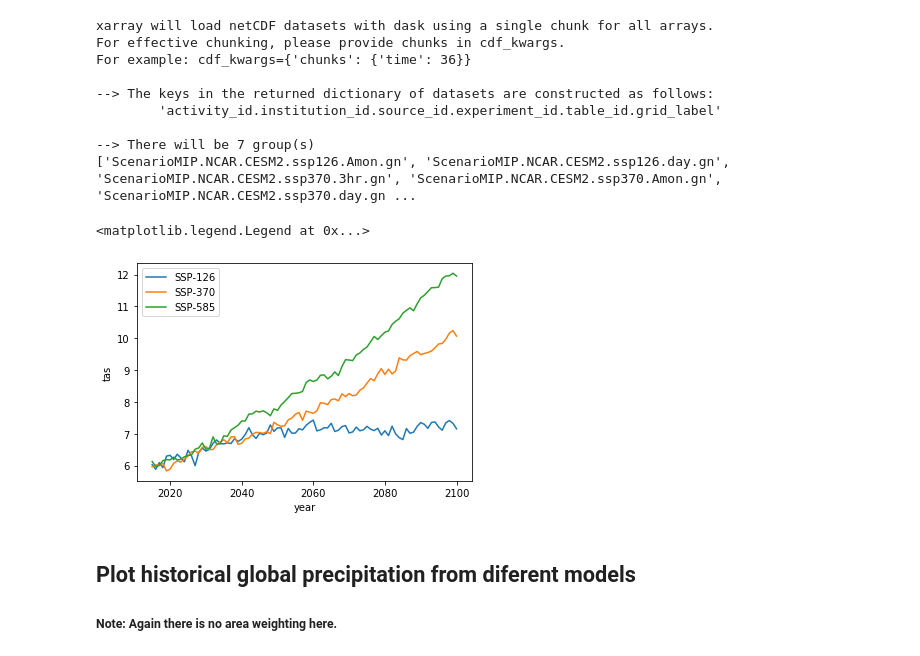
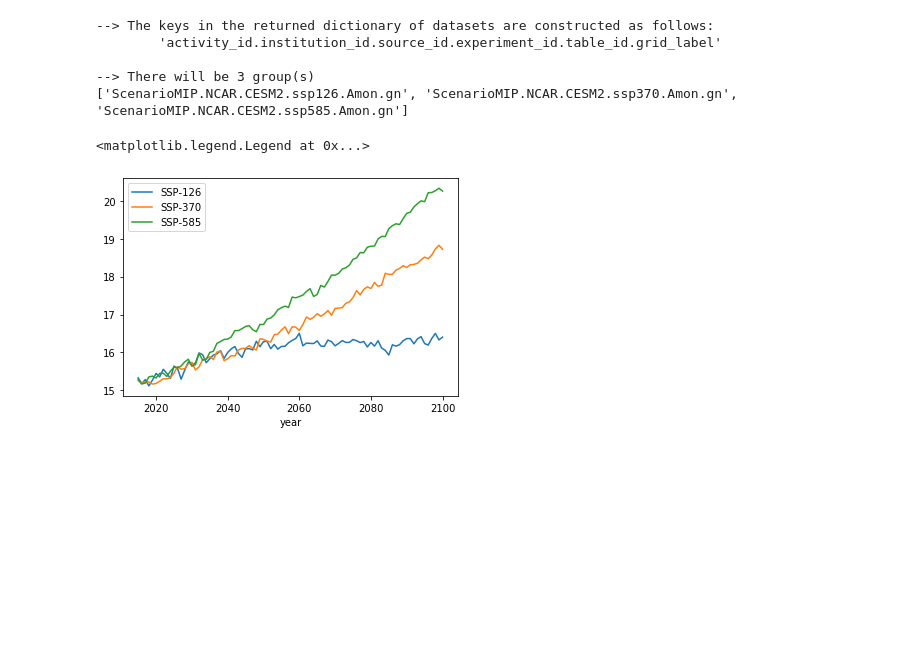
Before and after one commit to EricKeenan/cmip6_tutorial, a Jupyter notebook: notebooks/Demonstration.ipynb, the cells around one changed output. Drawn from its saved outputs; the diff is of its cells as text; code cells hidden in the pictures; blank space fills up the shorter version.

```diff
--- a/notebooks/Demonstration.ipynb
+++ b/notebooks/Demonstration.ipynb
@@ -18,36 +49,34 @@ import matplotlib.pyplot as plt
 # %%
 # Querry data catalog
-col = intake.open_esm_datastore("../catalogs/glade-cmip6.json")
+col = intake.open_esm_datastore("../catalogs/pangeo-cmip6.json")
 cat = col.search(experiment_id=['ssp126', 'ssp370', 'ssp585'], source_id=['CESM2'], variable_id=['tas'])
 ds = cat.to_dataset_dict()
 print(list(ds))
+
+# Calculate gridcell area weights
+cos_lat_2d = np.cos(np.deg2rad(ds['ScenarioMIP.NCAR.CESM2.ssp126.Amon.gn']['lat'])) \
+    * xr.ones_like(ds['ScenarioMIP.NCAR.CESM2.ssp126.Amon.gn']['lon']) # effective area weights
 
 # Create xarray data arrays
 ssp_126 = ds['ScenarioMIP.NCAR.CESM2.ssp126.Amon.gn']['tas'] - 273.15
 ssp_370 = ds['ScenarioMIP.NCAR.CESM2.ssp370.Amon.gn']['tas'] - 273.15
 ssp_585 = ds['ScenarioMIP.NCAR.CESM2.ssp585.Amon.gn']['tas'] - 273.15
+
+# Apply area weights
+ssp_126 = (ssp_126 * cos_lat_2d).sum(dim=['lat','lon']) / cos_lat_2d.sum(dim=['lat','lon'])
+ssp_370 = (ssp_370 * cos_lat_2d).sum(dim=['lat','lon']) / cos_lat_2d.sum(dim=['lat','lon'])
+ssp_585 = (ssp_585 * cos_lat_2d).sum(dim=['lat','lon']) / cos_lat_2d.sum(dim=['lat','lon'])
+
+# Plot
+ssp_126.groupby('time.year').mean('time').plot(label='SSP-126')
+ssp_370.mean(dim='member_id').groupby('time.year').mean('time').plot(label='SSP-370')
+ssp_585.mean(dim='member_id').groupby('time.year').mean('time').plot(label='SSP-585')
+plt.legend()
 # %% [output]
-xarray will load netCDF datasets with dask using a single chunk for all arrays.
-For effective chunking, please provide chunks in cdf_kwargs.
-For example: cdf_kwargs={'chunks': {'time': 36}}
-
 --> The keys in the returned dictionary of datasets are constructed as follows:
         'activity_id.institution_id.source_id.experiment_id.table_id.grid_label'
 
---> There will be 7 group(s)
-['ScenarioMIP.NCAR.CESM2.ssp126.Amon.gn', 'ScenarioMIP.NCAR.CESM2.ssp126.day.gn', 'ScenarioMIP.NCAR.CESM2.ssp370.3hr.gn', 'ScenarioMIP.NCAR.CESM2.ssp370.Amon.gn', 'ScenarioMIP.NCAR.CESM2.ssp370.day.gn ...
+--> There will be 3 group(s)
+['ScenarioMIP.NCAR.CESM2.ssp126.Amon.gn', 'ScenarioMIP.NCAR.CESM2.ssp370.Amon.gn', 'ScenarioMIP.NCAR.CESM2.ssp585.Amon.gn']
+<matplotlib.legend.Legend at 0x...>
+[figure, added]
-# %%
-# Plot
-ssp_126.mean(dim='lat').mean(dim='lon').squeeze()\
-    .groupby('time.year').mean('time').plot(label='SSP-126')
-ssp_370.mean(dim='lat').mean(dim='lon').mean(dim='member_id').squeeze()\
-    .groupby('time.year').mean('time').plot(label='SSP-370')
-ssp_585.mean(dim='lat').mean(dim='lon').mean(dim='member_id').squeeze().\
-    groupby('time.year').mean('time').plot(label='SSP-585')
-plt.legend()
-# %% [output]
-<matplotlib.legend.Legend at 0x...>
-[figure, removed]
-# %% [markdown]
-## Plot historical global precipitation from diferent models
-##### Note: Again there is no area weighting here.
```
Also changed, not shown: parts of 7 cells of this notebook.
